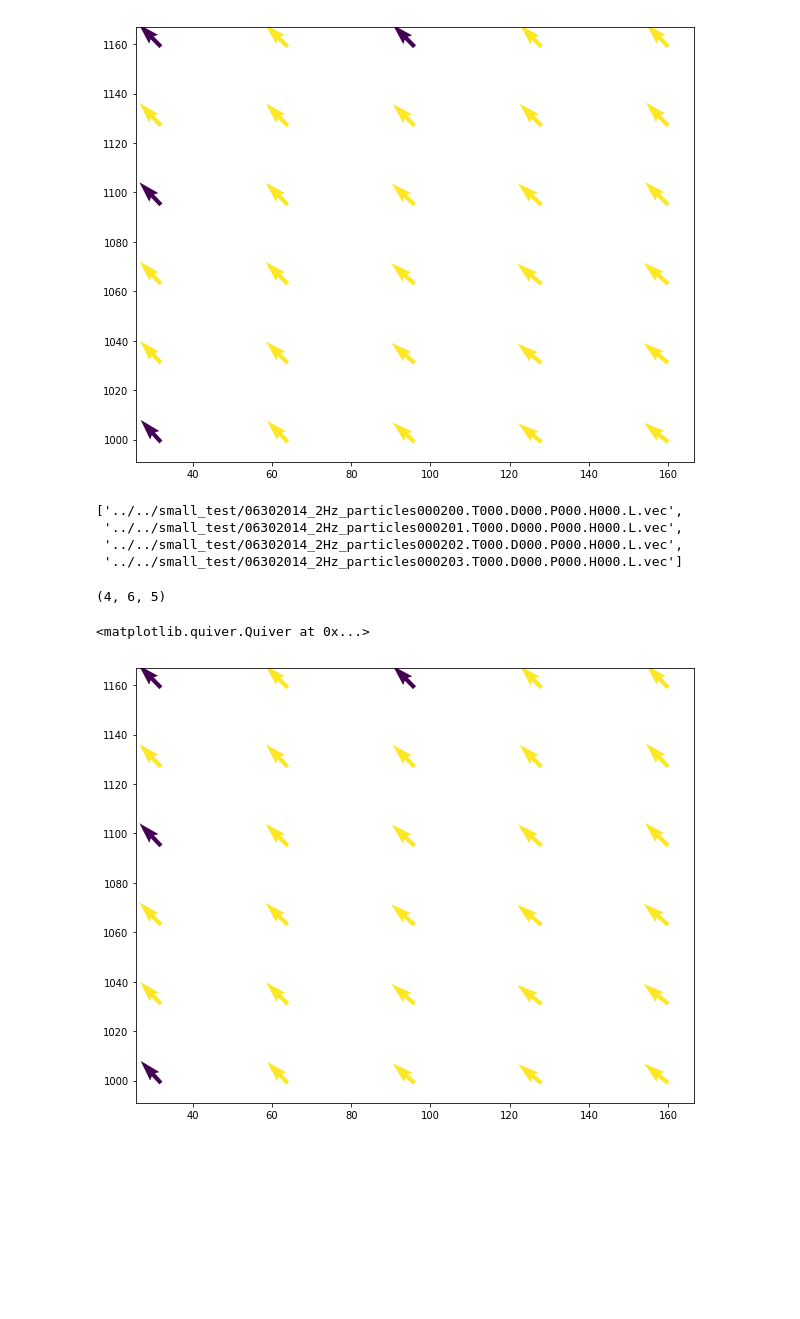
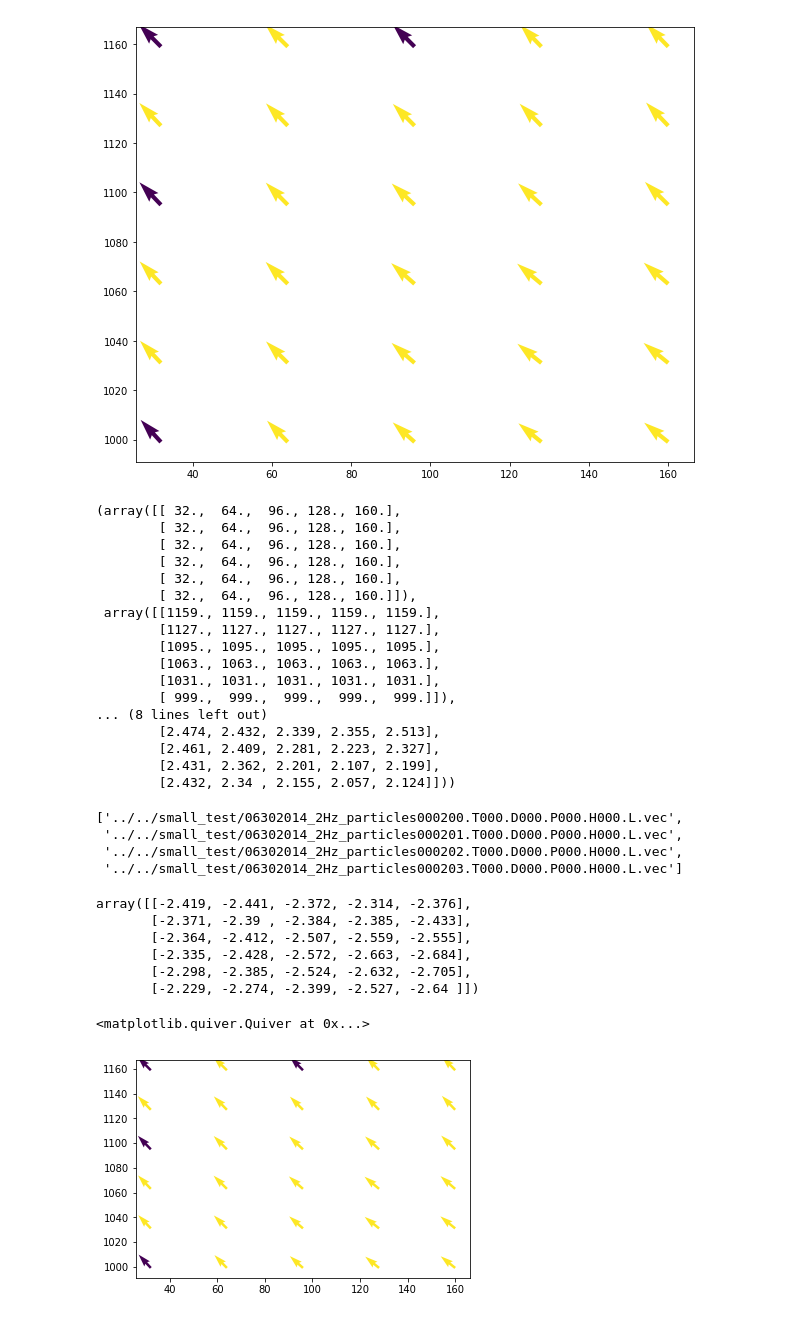
Before and after one commit to OpenPIV/openpiv-podbox, a Jupyter notebook: Python/notebooks/poduv.ipynb, the cells around one changed output. Drawn from its saved outputs; the diff is of its cells as text; code cells hidden in the pictures; blank space fills up the shorter version.

```diff
--- a/Python/notebooks/poduv.ipynb
+++ b/Python/notebooks/poduv.ipynb
@@ -9,17 +13,14 @@ import os
-# %%
-def read_vec_file(fname):
-    data = np.genfromtxt(fname, skip_header=1, delimiter=',',usecols=(0,1,2,3,4))
-
-    # how to convert into a 2D spatial field
-    _x = np.unique(data[:,0])
-    _y = np.unique(data[:,1])
-    x,y = np.meshgrid(_x,_y)
-    u,v,chc = np.zeros(x.shape), np.zeros(x.shape), np.zeros(x.shape)
-    for row in range(len(data[:,0])):
-        _x,_y,_u,_v,_chc = data[row,:]
-        j,i = np.where(x==_x)[1][0], np.where(y==_y)[0][0]
-        u[i,j],v[i,j],chc[i,j] = _u,_v,_chc
-    return x,y,u,v,chc
+# %%
+def read_vec_file(fname):
+    data = np.genfromtxt(fname, skip_header=1, delimiter=',',usecols=(0,1,2,3,4))
+    r,c = np.unique(data[:,1]).shape[0],np.unique(data[:,0]).shape[0] # order ?
+
+    x = data[:,0].reshape(r,c)
+    y = data[:,1].reshape(r,c)
+    u = data[:,2].reshape(r,c)
+    v = data[:,3].reshape(r,c)
+    chc = data[:,4].reshape(r,c)
+    return x,y,u,v,chc
 # %%
 # how to read a single file
 fname = '../../small_test/06302014_2Hz_particles000200.T000.D000.P000.H000.L.vec'
@@ -31,6 +32,26 @@ ax.quiver(X,Y,U,V,CHC)
 # %% [output]
 <matplotlib.quiver.Quiver at 0x...>
 [figure]
+# %%
+X,Y,U,V
+# %% [output]
+(array([[ 32.,  64.,  96., 128., 160.],
+        [ 32.,  64.,  96., 128., 160.],
+        [ 32.,  64.,  96., 128., 160.],
+        [ 32.,  64.,  96., 128., 160.],
+        [ 32.,  64.,  96., 128., 160.],
+        [ 32.,  64.,  96., 128., 160.]]),
+ array([[1159., 1159., 1159., 1159., 1159.],
+        [1127., 1127., 1127., 1127., 1127.],
+        [1095., 1095., 1095., 1095., 1095.],
+        [1063., 1063., 1063., 1063., 1063.],
+        [1031., 1031., 1031., 1031., 1031.],
+        [ 999.,  999.,  999.,  999.,  999.]]),
+... (8 lines left out)
+        [2.474, 2.432, 2.339, 2.355, 2.513],
+        [2.461, 2.409, 2.281, 2.223, 2.327],
+        [2.431, 2.362, 2.201, 2.107, 2.199],
+        [2.432, 2.34 , 2.155, 2.057, 2.124]]))
 # %%
 list_of_vec_files = glob('../../small_test/*.vec')
 list_of_vec_files.sort()
@@ -51,13 +72,18 @@ for fname in list_of_vec_files:
 u = np.stack(u)
 v = np.stack(v)
 chc = np.stack(chc)
-# %%
-chc.shape
-# %% [output]
-(4, 6, 5)
+# %%
+u[0,:,:]
+# %% [output]
+array([[-2.419, -2.441, -2.372, -2.314, -2.376],
+       [-2.371, -2.39 , -2.384, -2.385, -2.433],
+       [-2.364, -2.412, -2.507, -2.559, -2.555],
+       [-2.335, -2.428, -2.572, -2.663, -2.684],
+       [-2.298, -2.385, -2.524, -2.632, -2.705],
+       [-2.229, -2.274, -2.399, -2.527, -2.64 ]])
 # %%
-fig,ax = plt.subplots(figsize=(10,8))
+fig,ax = plt.subplots()
 ax.quiver(X,Y,u[0,:,:],v[0,:,:],chc[0,:,:])
 # %% [output]
 <matplotlib.quiver.Quiver at 0x...>
-[figure, old version]
+[figure, new version]
```
Also changed, not shown: parts of 28 cells of this notebook, 4 other files.
